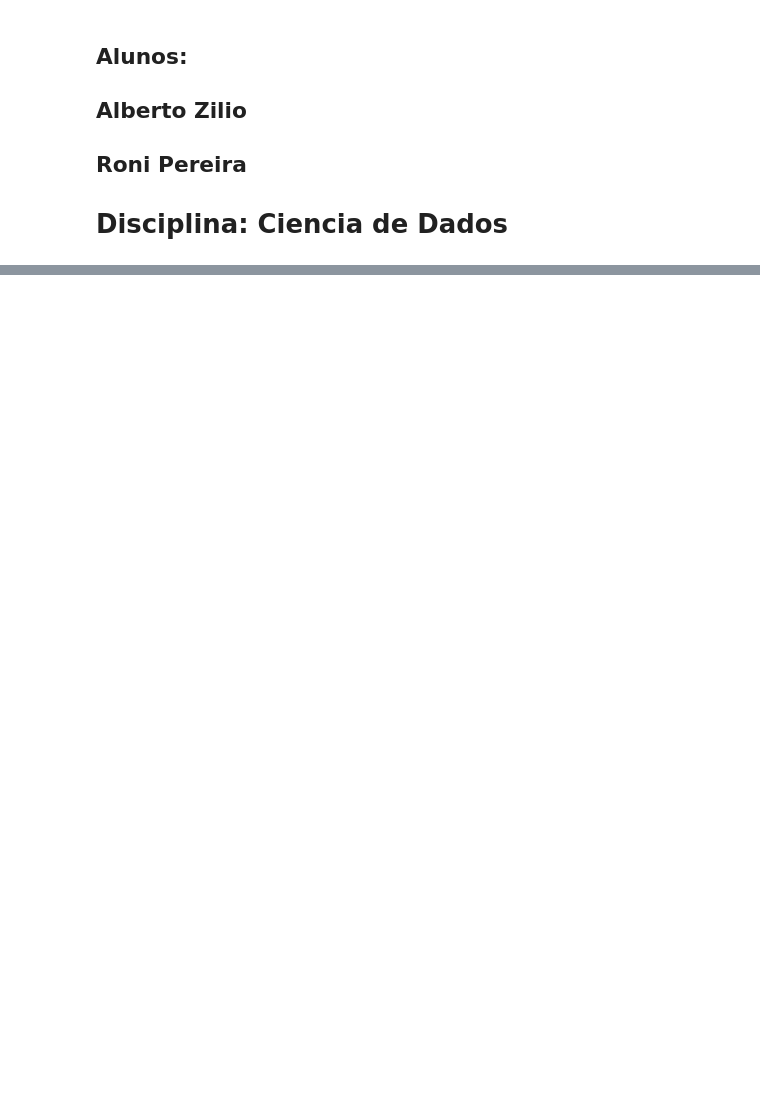
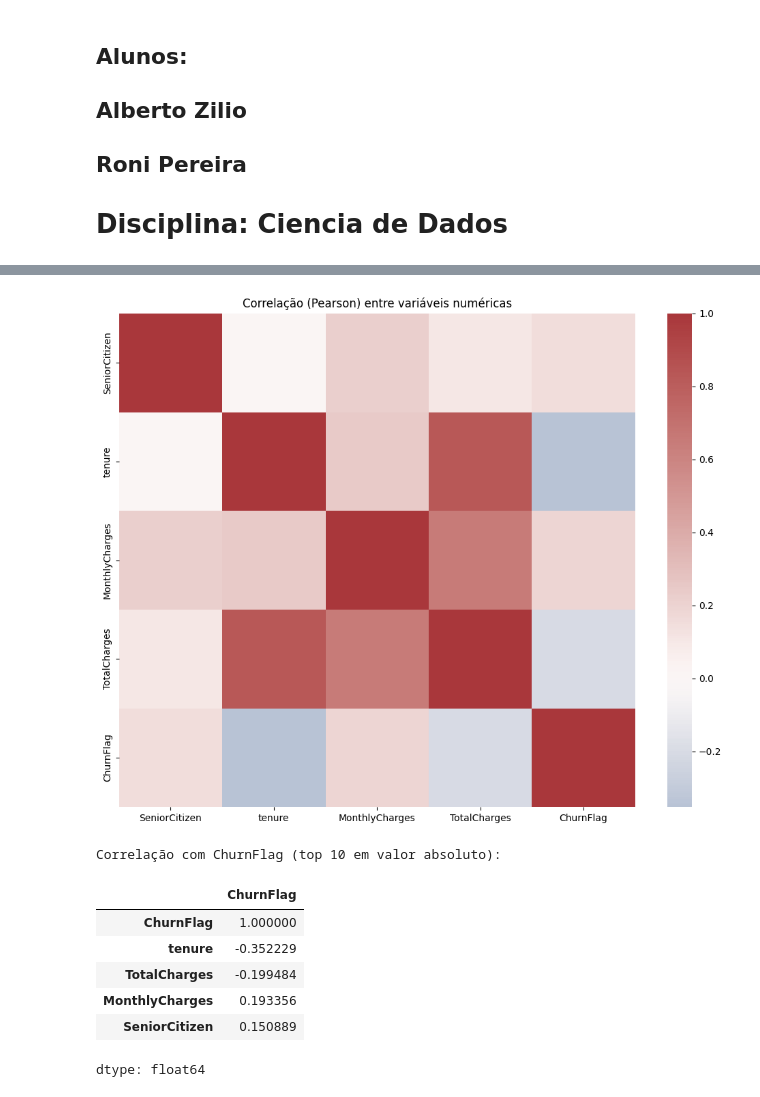
Before and after one commit to zilioalberto/Ciencia_De_Dados_Analise_Exploratoria, a Jupyter notebook: Eda_Churn.ipynb, the cells around one changed output, grey strips where cells are left out. Cells and saved outputs as stored; diff of their text form; code cells hidden in the pictures; blank space fills up the shorter version.

```diff
--- a/Eda_Churn.ipynb
+++ b/Eda_Churn.ipynb
@@ -28,0 +205,32 @@ else:
+# %%
+# Passo 05: Correlação/Associação
+
+df_corr = df_churn.copy()
+
+# Converter alvo para 0/1 para mirar correlação com numéricas
+df_corr['ChurnFlag'] = (df_corr['Churn'].astype(str).str.upper() == 'YES').astype(int)
+
+num_cols = df_corr.select_dtypes(include='number').columns.tolist()
+
+# Correlações de Pearson entre numéricas e ChurnFlag
+corr = df_corr[num_cols].corr()
+plt.figure(figsize=(10,8))
+sns.heatmap(corr, cmap='vlag', center=0)
+plt.title('Correlação (Pearson) entre variáveis numéricas')
+plt.tight_layout()
+plt.show()
+
+# Ordenar correlação com o alvo
+corr_target = corr['ChurnFlag'].sort_values(ascending=False)
+print('Correlação com ChurnFlag (top 10 em valor absoluto):')
+display(corr_target.reindex(corr_target.abs().sort_values(ascending=False).index).head(10))
+# %% [output]
+[figure, added]
+Correlação com ChurnFlag (top 10 em valor absoluto):
+|  | ChurnFlag |
+| ChurnFlag | 1.000000 |
+| tenure | -0.352229 |
+| TotalCharges | -0.199484 |
+| MonthlyCharges | 0.193356 |
+| SeniorCitizen | 0.150889 |
+dtype: float64
```
Also changed, not shown: parts of 6 cells of this notebook.
